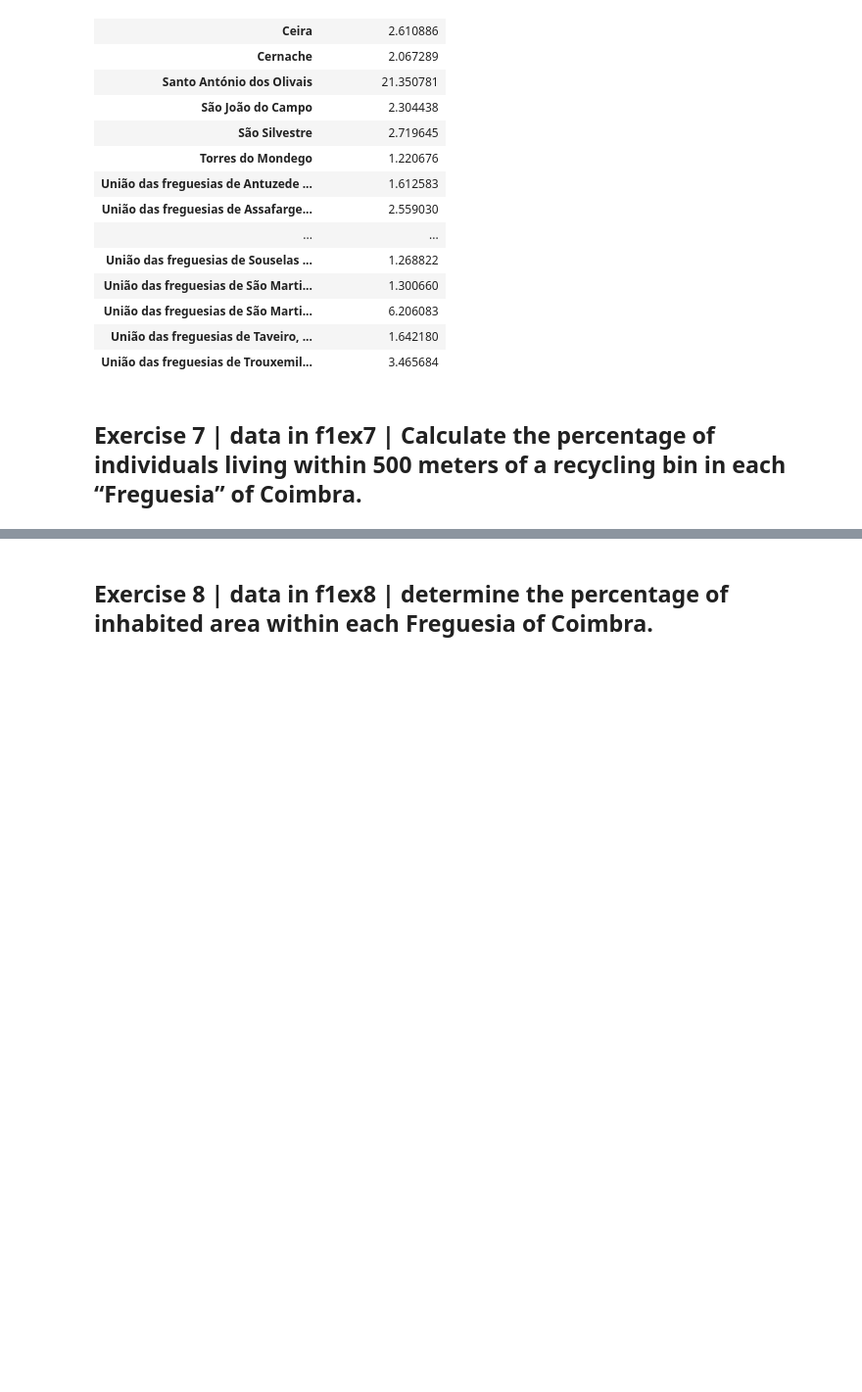
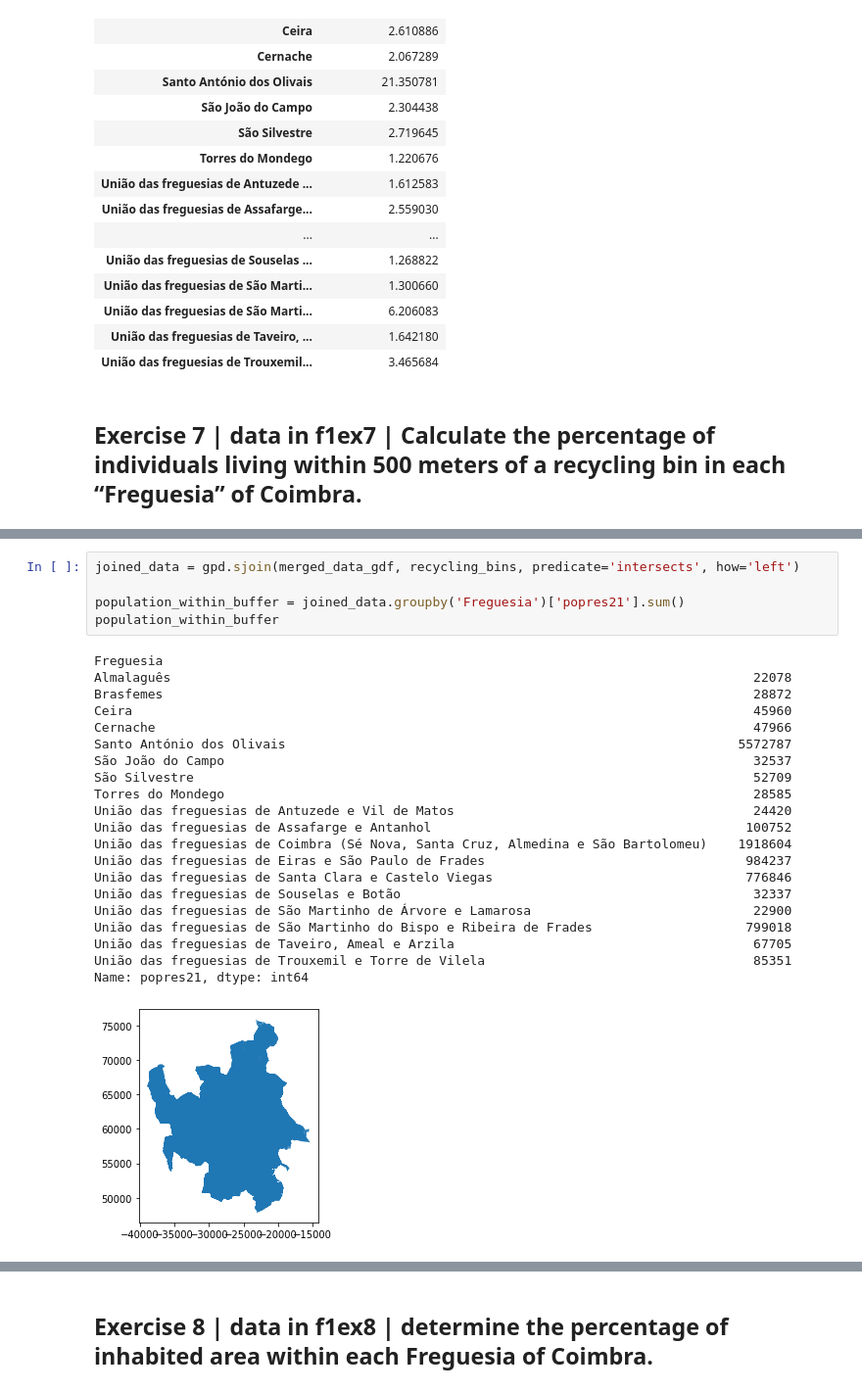
Before and after one commit to MartaSolarz/Maps_and_GISWEB, a Jupyter notebook: fichaexercicios1/solves.ipynb, the cells around one changed output, grey strips where cells are left out. Shown at 98% size. Saved outputs shown, nothing was run; the diff lists cells and outputs as text; blank space fills up the shorter version.

```diff
--- a/fichaexercicios1/solves.ipynb
+++ b/fichaexercicios1/solves.ipynb
@@ -372,0 +367,27 @@ recycling_bins
+# %%
+joined_data = gpd.sjoin(merged_data_gdf, recycling_bins, predicate='intersects', how='left')
+
+population_within_buffer = joined_data.groupby('Freguesia')['popres21'].sum()
+population_within_buffer
+# %% [output]
+Freguesia
+Almalaguês                                                                            22078
+Brasfemes                                                                             28872
+Ceira                                                                                 45960
+Cernache                                                                              47966
+Santo António dos Olivais                                                           5572787
+São João do Campo                                                                     32537
+São Silvestre                                                                         52709
+Torres do Mondego                                                                     28585
+União das freguesias de Antuzede e Vil de Matos                                       24420
+União das freguesias de Assafarge e Antanhol                                         100752
+União das freguesias de Coimbra (Sé Nova, Santa Cruz, Almedina e São Bartolomeu)    1918604
+União das freguesias de Eiras e São Paulo de Frades                                  984237
+União das freguesias de Santa Clara e Castelo Viegas                                 776846
+União das freguesias de Souselas e Botão                                              32337
+União das freguesias de São Martinho de Árvore e Lamarosa                             22900
+União das freguesias de São Martinho do Bispo e Ribeira de Frades                    799018
+União das freguesias de Taveiro, Ameal e Arzila                                       67705
+União das freguesias de Trouxemil e Torre de Vilela                                   85351
+Name: popres21, dtype: int64
+[figure, added]
```
Also changed, not shown: parts of 23 cells of this notebook.
